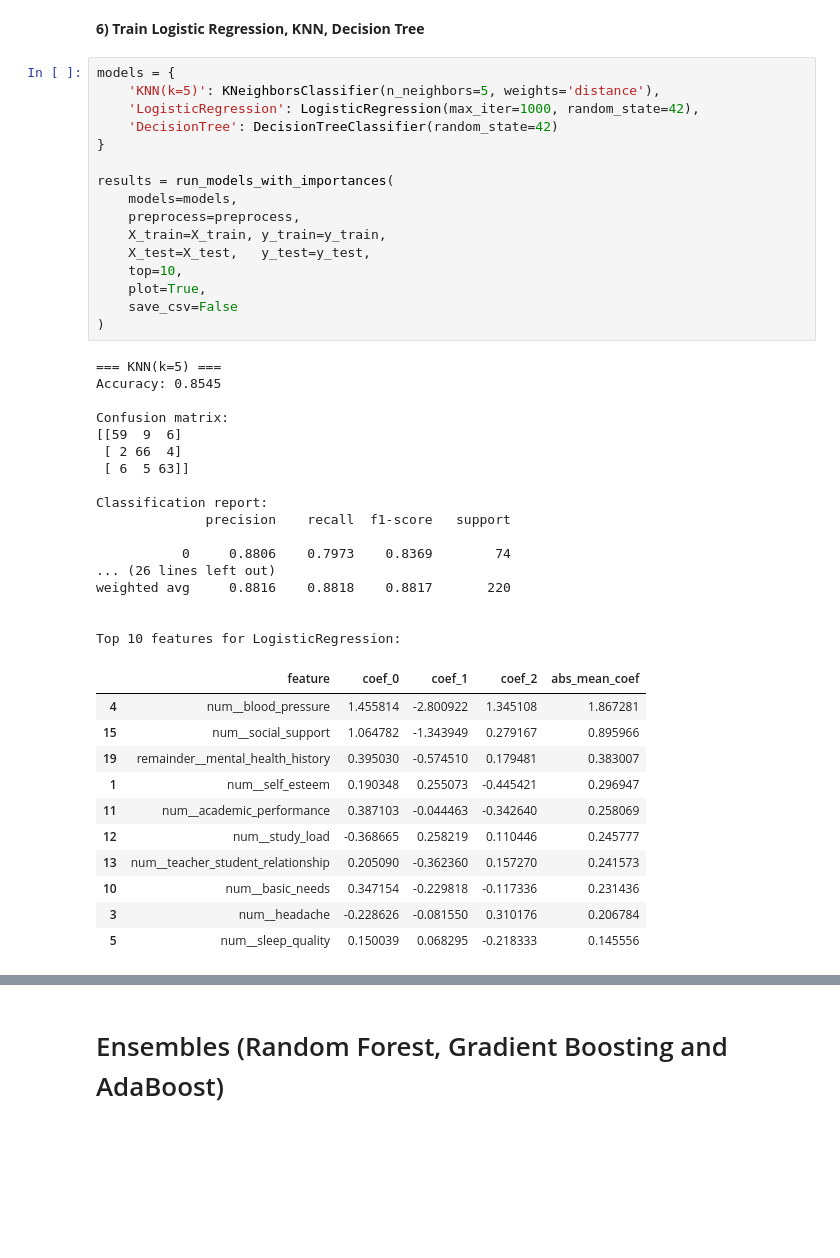
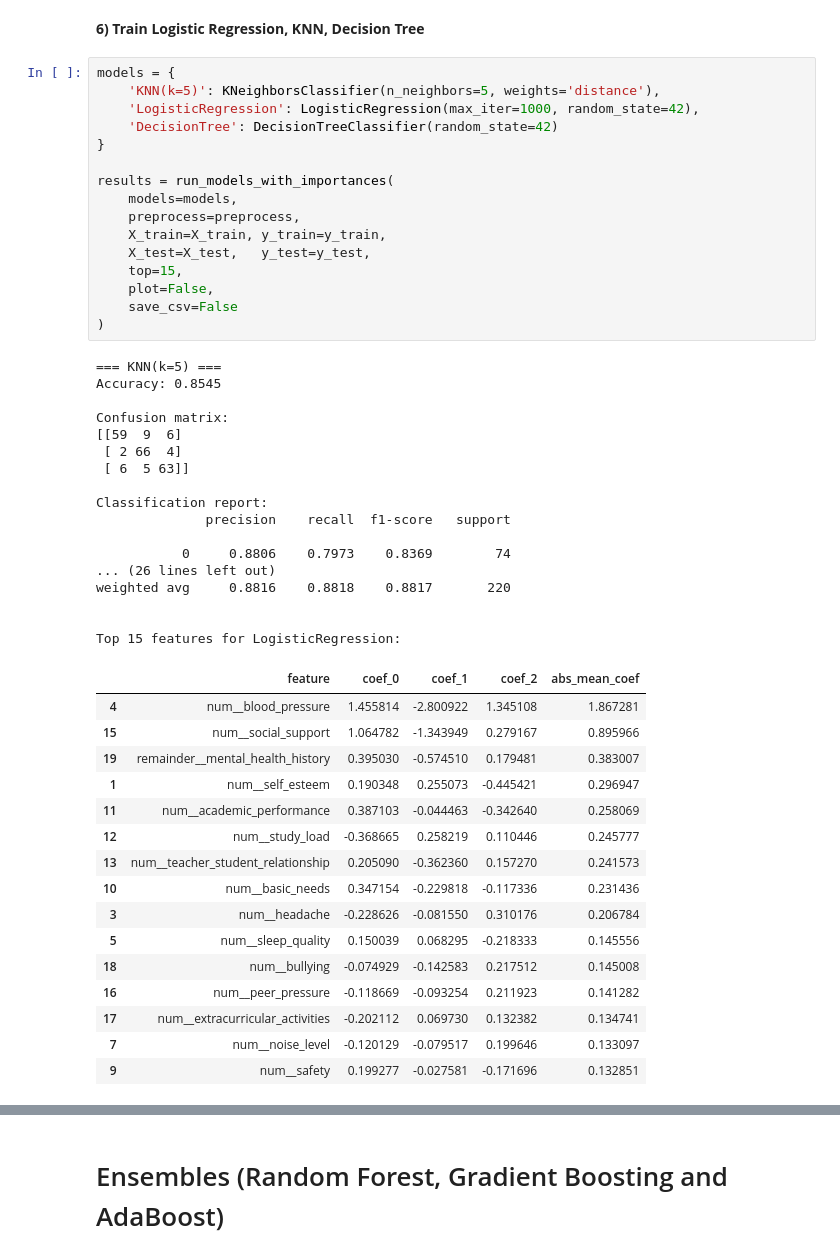
Before and after one commit to luispabloaiello-da/final_project, a Jupyter notebook: notebooks/_main_model_training.ipynb, the cells around one changed output, grey strips where cells are left out. Cells and saved outputs as stored; diff of their text form; blank space fills up the shorter version.

```diff
--- a/notebooks/_main_model_training.ipynb
+++ b/notebooks/_main_model_training.ipynb
@@ -228,36 +227,41 @@ results = run_models_with_importances(
     preprocess=preprocess,
     X_train=X_train, y_train=y_train,
     X_test=X_test,   y_test=y_test,
-    top=10,
-    plot=True,
+    top=15,
+    plot=False,
     save_csv=False
 )
 # %% [output]
 === KNN(k=5) ===
 Accuracy: 0.8545
 
 Confusion matrix:
 [[59  9  6]
  [ 2 66  4]
  [ 6  5 63]]
 
 Classification report:
               precision    recall  f1-score   support
 
            0     0.8806    0.7973    0.8369        74
 ... (26 lines left out)
 weighted avg     0.8816    0.8818    0.8817       220
 
 
-Top 10 features for LogisticRegression:
+Top 15 features for LogisticRegression:
 |  | feature | coef_0 | coef_1 | coef_2 | abs_mean_coef |
 | 4 | num__blood_pressure | 1.455814 | -2.800922 | 1.345108 | 1.867281 |
 | 15 | num__social_support | 1.064782 | -1.343949 | 0.279167 | 0.895966 |
 | 19 | remainder__mental_health_history | 0.395030 | -0.574510 | 0.179481 | 0.383007 |
 | 1 | num__self_esteem | 0.190348 | 0.255073 | -0.445421 | 0.296947 |
 | 11 | num__academic_performance | 0.387103 | -0.044463 | -0.342640 | 0.258069 |
 | 12 | num__study_load | -0.368665 | 0.258219 | 0.110446 | 0.245777 |
 | 13 | num__teacher_student_relationship | 0.205090 | -0.362360 | 0.157270 | 0.241573 |
 | 10 | num__basic_needs | 0.347154 | -0.229818 | -0.117336 | 0.231436 |
 | 3 | num__headache | -0.228626 | -0.081550 | 0.310176 | 0.206784 |
 | 5 | num__sleep_quality | 0.150039 | 0.068295 | -0.218333 | 0.145556 |
+| 18 | num__bullying | -0.074929 | -0.142583 | 0.217512 | 0.145008 |
+| 16 | num__peer_pressure | -0.118669 | -0.093254 | 0.211923 | 0.141282 |
+| 17 | num__extracurricular_activities | -0.202112 | 0.069730 | 0.132382 | 0.134741 |
+| 7 | num__noise_level | -0.120129 | -0.079517 | 0.199646 | 0.133097 |
+| 9 | num__safety | 0.199277 | -0.027581 | -0.171696 | 0.132851 |
```
Also changed, not shown: parts of 18 cells of this notebook, 19 other files.
